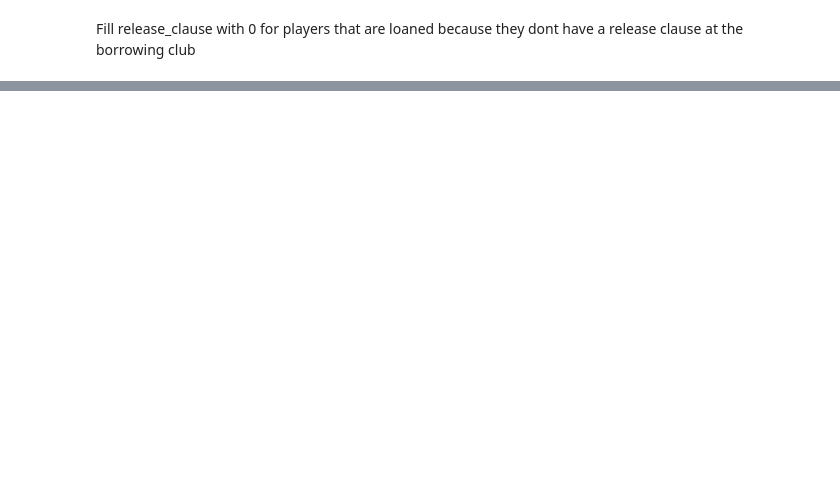
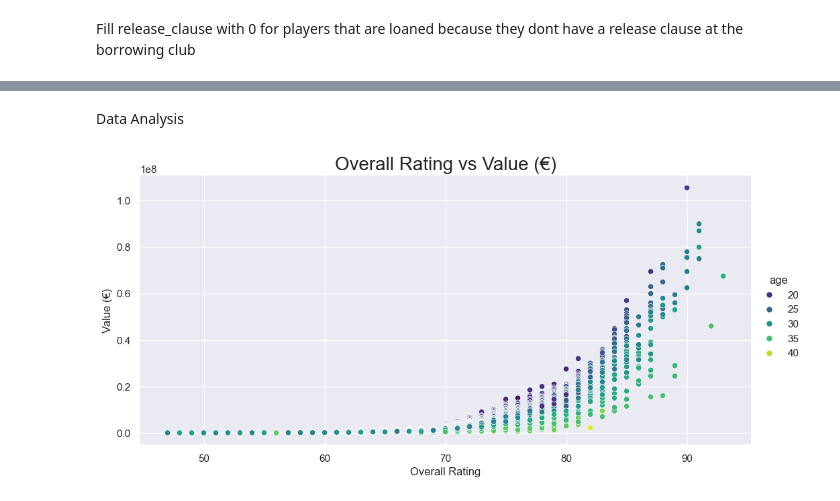
Before and after one commit to CDCSteki/data-science-internship, a Jupyter notebook: notebooks/week1_data_exploration.ipynb, the cells around one changed output, grey strips where cells are left out. Saved outputs shown, nothing was run; the diff lists cells and outputs as text; code cells hidden in the pictures; blank space fills up the shorter version.

```diff
--- a/notebooks/week1_data_exploration.ipynb
+++ b/notebooks/week1_data_exploration.ipynb
@@ -250,0 +198,3 @@ dtype: int64
+# %%
+need_fill = df.select_dtypes(include=['int64', 'float64']).columns
+df[need_fill] = df[need_fill].fillna(0)
@@ -250,0 +203,6 @@ dtype: int64
+# %%
+df.loc[df['joined'].isna(), 'joined'] = pd.to_datetime(
+    (df.loc[df['joined'].isna(), 'contract_valid_until'] - 4).astype(int).astype(str) + '-01-01',
+    format='%Y-%m-%d'
+)
+df.isnull().sum()
@@ -250,0 +227,10 @@ dtype: int64
+# %% [markdown]
+Data Analysis
+# %%
+sns.relplot(x='overall',y='value_eur',hue='age',palette = 'viridis', sizes=(15, 200),aspect=2,data=df)
+plt.title('Overall Rating vs Value (€)',fontsize = 20)
+plt.xlabel('Overall Rating')
+plt.ylabel('Value (€)')
+plt.show()
+# %% [output]
+[figure, added]
```
Also changed, not shown: parts of 23 cells of this notebook, 2 other files.
